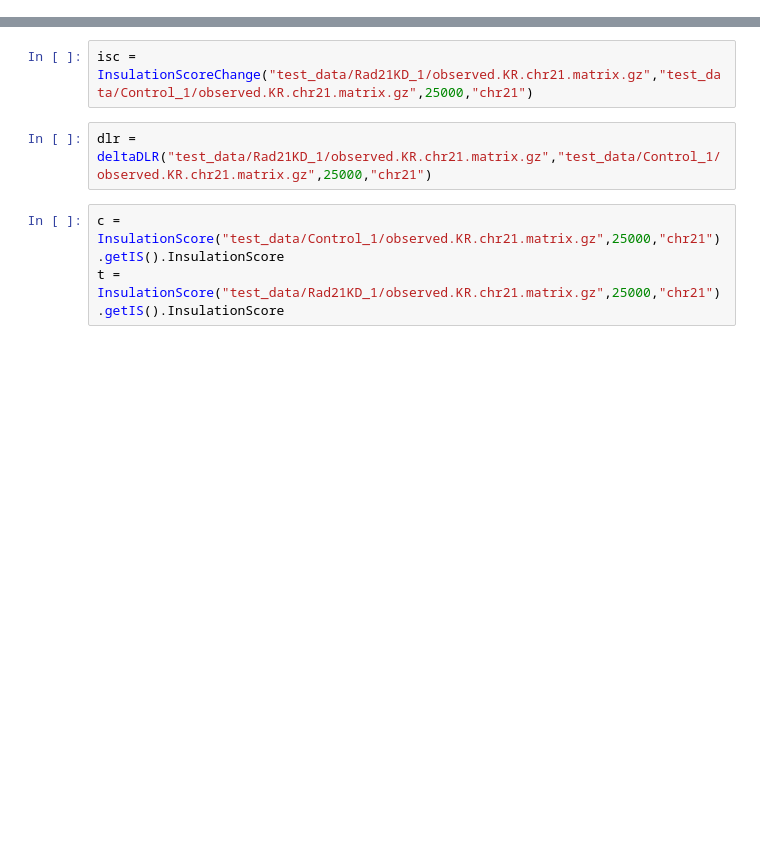
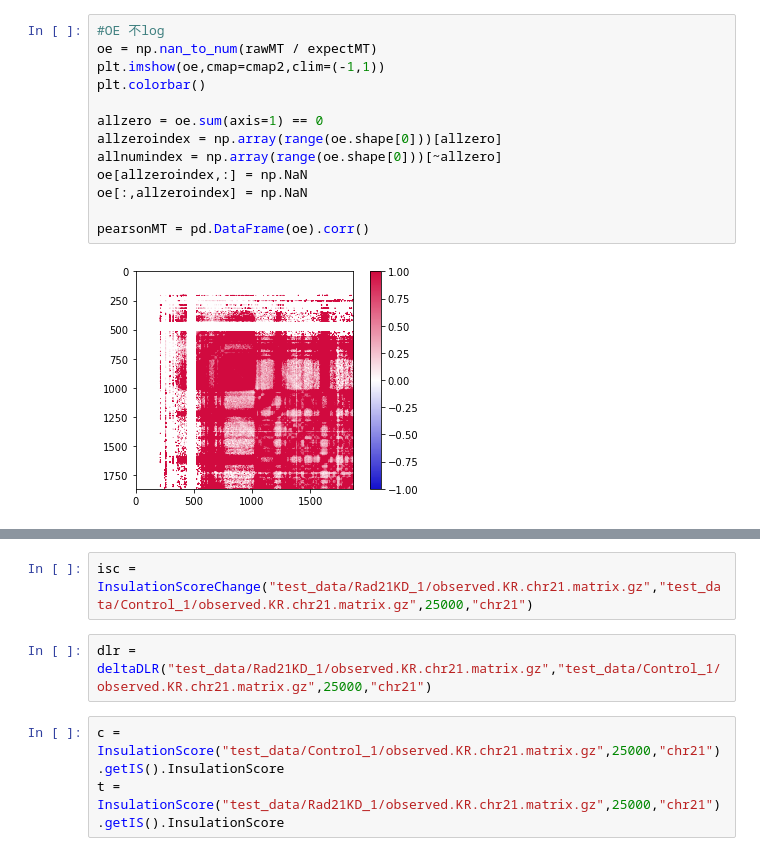
Before and after one commit to wangjk321/HiC1Dmetrics, a Jupyter notebook: ForTest.ipynb, the cells around one changed output, grey strips where cells are left out. Cells and saved outputs as stored; diff of their text form; blank space fills up the shorter version.

```diff
--- a/ForTest.ipynb
+++ b/ForTest.ipynb
@@ -13,0 +60,15 @@ cmap2= LinearSegmentedColormap.from_list("custom2",['#1310cc', '#FFFFFF', '#d10a
+# %%
+#OE 不log
+oe = np.nan_to_num(rawMT / expectMT)
+plt.imshow(oe,cmap=cmap2,clim=(-1,1))
+plt.colorbar()
+
+allzero = oe.sum(axis=1) == 0
+allzeroindex = np.array(range(oe.shape[0]))[allzero]
+allnumindex = np.array(range(oe.shape[0]))[~allzero]
+oe[allzeroindex,:] = np.NaN
+oe[:,allzeroindex] = np.NaN
+
+pearsonMT = pd.DataFrame(oe).corr()
+# %% [output]
+[figure, added]
```
Also changed, not shown: parts of 23 cells of this notebook, 2 other files.
